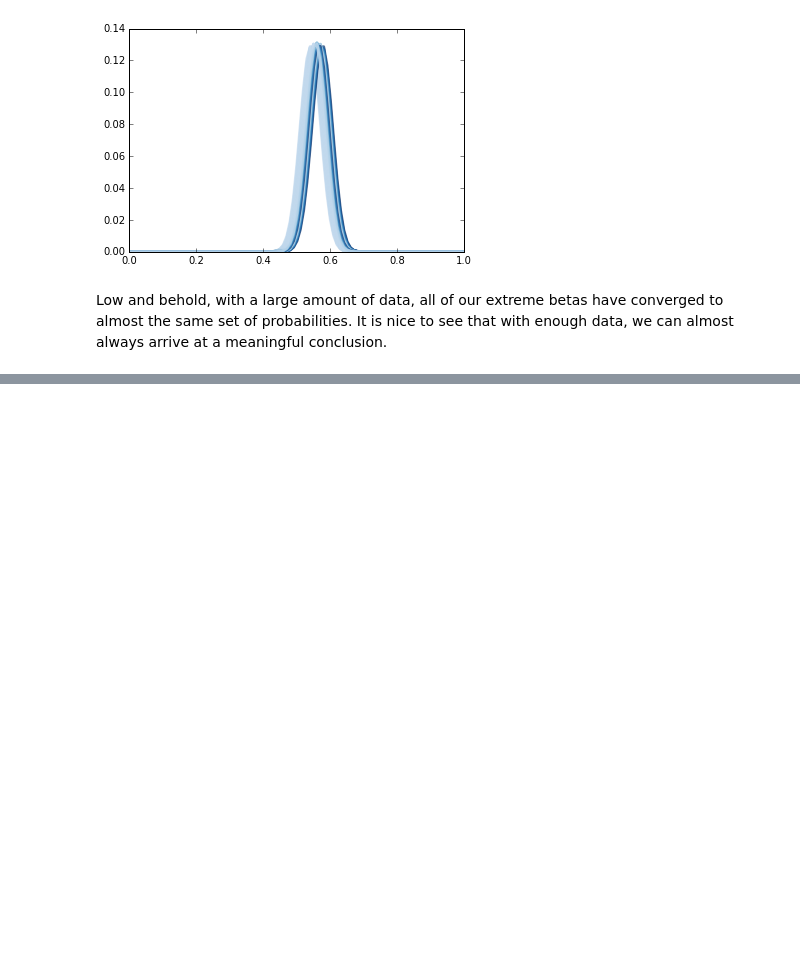
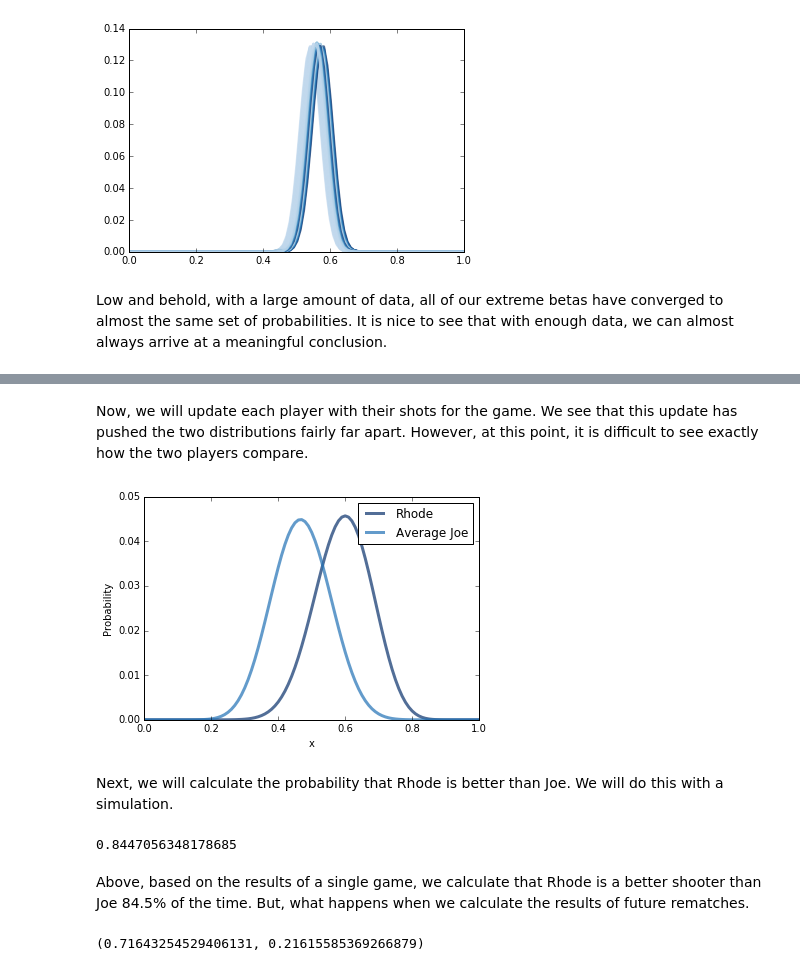
Before and after one commit to NathanYee/ThinkBayes2, a Jupyter notebook: code/report02.ipynb, the cells around one changed output, grey strips where cells are left out. Saved outputs shown, nothing was run; the diff lists cells and outputs as text; code cells hidden in the pictures; blank space fills up the shorter version.

```diff
--- a/code/report02.ipynb
+++ b/code/report02.ipynb
@@ -202,0 +223,20 @@ Low and behold, with a large amount of data, all of our extreme betas have conve
+# %% [markdown]
+Now, we will update each player with their shots for the game. We see that this update has pushed the two distributions fairly far apart. However, at this point, it is difficult to see exactly how the two players compare.
+# %%
+rhode.Update((15, 10))
+joe.Update((11,14))
+thinkplot.Pdf(rhode.MakePmf())
+thinkplot.Pdf(joe.MakePmf())
+thinkplot.Config(xlabel='x', ylabel='Probability')
+# %% [output]
+[figure, added]
+# %% [markdown]
+Next, we will calculate the probability that Rhode is better than Joe. We will do this with a simulation.
+# %%
+pmf1 = rhode.MakePmf(1000)
+pmf2 = joe.MakePmf(1000)
+pmf1.ProbGreater(pmf2)
+# %% [output]
+0.8447056348178685
+# %% [markdown]
+Above, based on the results of a single game, we calculate that Rhode is a better shooter than Joe 84.5% of the time. But, what happens when we calculate the results of future rematches.
@@ -202,0 +258,6 @@ Low and behold, with a large amount of data, all of our extreme betas have conve
+# %%
+rhode_rematch = MakeBinomialMix2(rhode.MakePmf())
+joe_rematch = MakeBinomialMix2(joe.MakePmf())
+rhode_rematch.ProbGreater(joe_rematch), rhode_rematch.ProbLess(joe_rematch)
+# %% [output]
+(0.71643254529406131, 0.21615585369266879)
```
Also changed, not shown: parts of 17 cells of this notebook, 2 other files.
